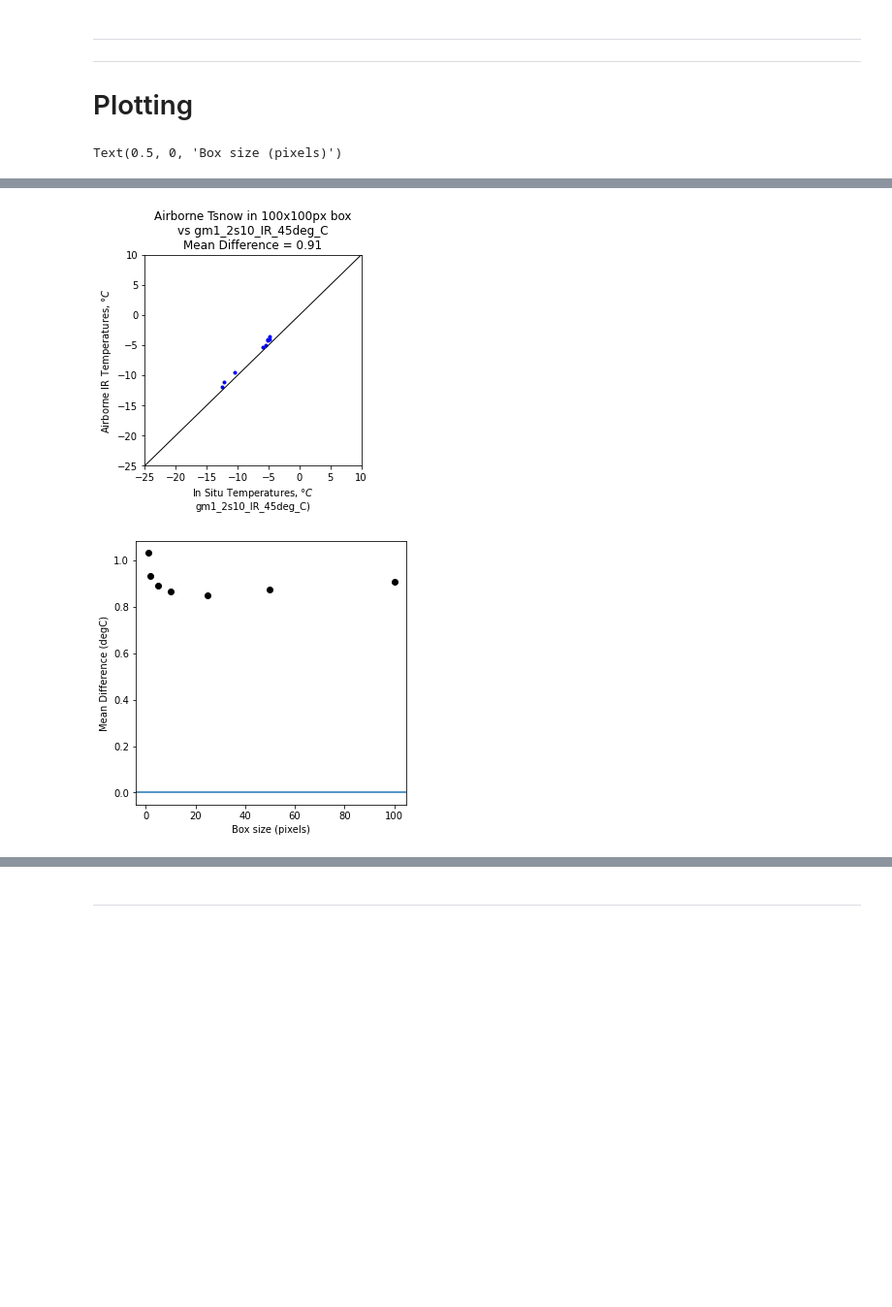
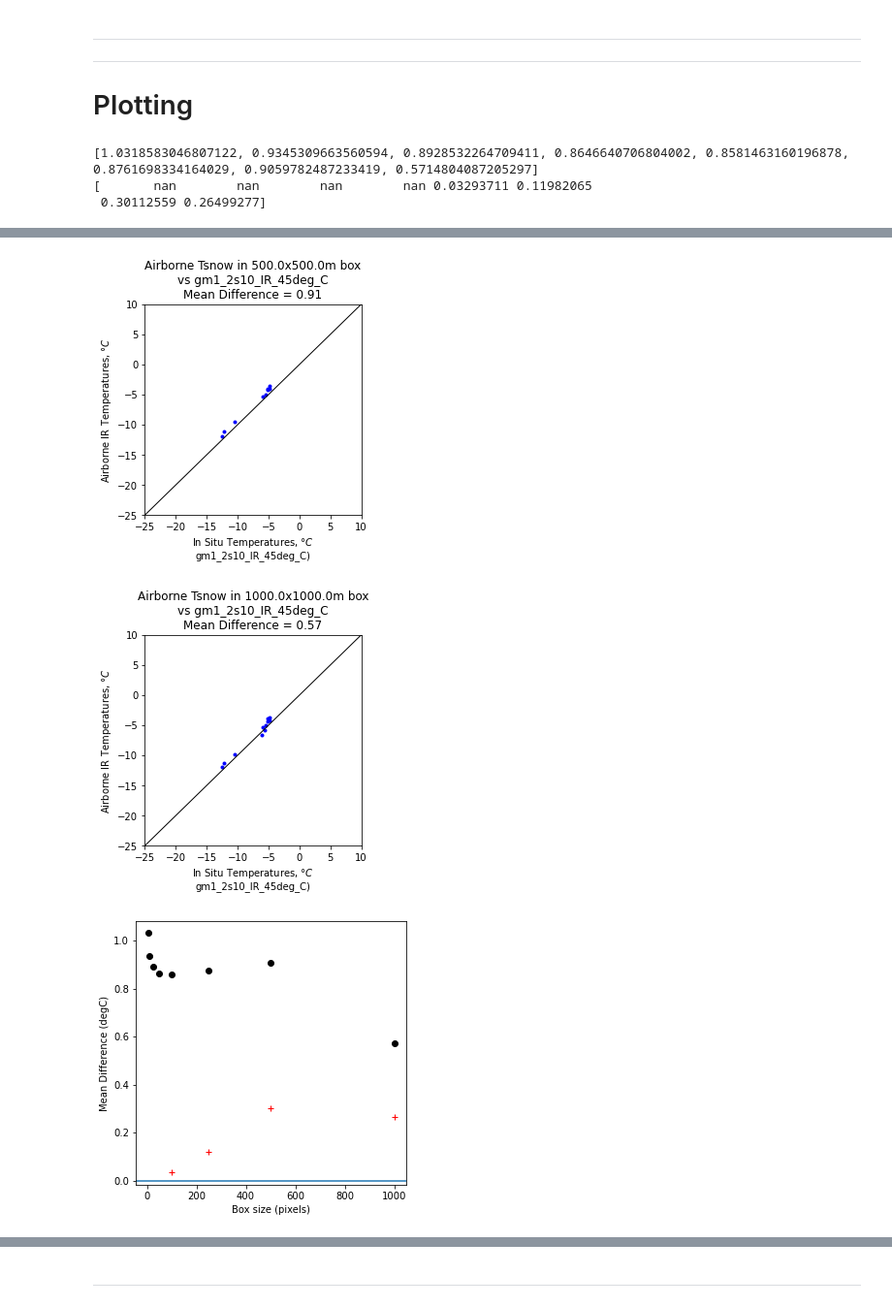
Before and after one commit to spestana/snowex2020, a Jupyter notebook: airborne_ir_feb8.ipynb, the cells around one changed output, grey strips where cells are left out. Shown at 97% size. Drawn from its saved outputs; the diff is of its cells as text; code cells hidden in the pictures; blank space fills up the shorter version.

Commit message:
Add ASTER plot, look at airplane path and radiometer

```diff
--- a/airborne_ir_feb8.ipynb
+++ b/airborne_ir_feb8.ipynb
@@ -157,3 +180,18 @@ def get_hist_peaks(data,n_peaks=2):
+# %%
+# Open ASTER image
+aster_b14_DN = xr.open_dataset(new_filepath, engine="rasterio")
+aster_b14_DN.rio.write_crs("epsg:32613", inplace=True)
+aster_b14_DN = aster_b14_DN.squeeze()
+
+#Convert DN to radiance, then radiance to brightness temperature
+# ASTER band number for conversion functions
+band_number = 14
+
+# Convert DN to Radiance
+aster_b14_rad = tir_dn2rad(aster_b14_DN, band_number)
+
+# Convert Radiance to Brightness Temperature [K]
+aster_b14_tb = tir_rad2tb(aster_b14_rad, band_number)
 # %% [markdown]
 ---
 ### Load in situ met data
@@ -288,12 +326,19 @@ for i, t in enumerate(ds.time.values):
 mean_differences = []
 
 
+aster_time = np.datetime64('2020-02-08T18:07:48')
+aster_window_start_time = pd.to_datetime(aster_time) - datetime.timedelta(minutes=plus_minus_minutes)
+aster_window_end_time = pd.to_datetime(aster_time) + datetime.timedelta(minutes=plus_minus_minutes)
+gm1_aster_time = df_merged[(df_merged.index>aster_window_start_time) & (df_merged.index<aster_window_end_time)]
+
+aster_point_temps = []
+
 # set the spatial extent for looking at the exact "point"
-n_pixels_list = [1, 2, 5, 10, 25, 50, 100]
+#n_pixels_list = [1, 2, 5, 10, 25, 50, 100, 150, 200, 250]
+point_window_list = [5/2, 10/2, 25/2, 50/2, 100/2, 250/2, 500/2, 1000/2]
 
-
-for n_pixels in n_pixels_list:
-    point_window = n_pixels*2.5 # must be >= 2.5 meters in order to capture at least one pixel
+for point_window in point_window_list:
+    #point_window = n_pixels*2.5 # must be >= 2.5 meters in order to capture at least one pixel
     x = point_window
     if target == 'mesa west':
         # mesa west tree stand area
@@ -319,9 +364,21 @@ for n_pixels in n_pixels_list:
 
             point_temps.append(point_temp_C)
 
+
+
     point_temps = np.array(point_temps)
     point_temps_removed_nans = point_temps[~np.isnan(point_temps)]
     point_temps_half_range = np.max(point_temps_removed_nans) - np.min(point_temps_removed_nans)
+
+
+    # ASTER
+    geometry = f'''{{"type": "Polygon", "coordinates": [[[{utm_xmin}, {utm_ymax}],[{utm_xmin}, {utm_ymin}],[{utm_xmax}, {utm_ymin}],[{utm_xmax}, {utm_ymax}],[{utm_xmin}, {utm_ymax}]]]}}'''
+    cropping_geometries = [geojson.loads(geometry)]
+    try:
+        shapefile_tb = aster_b14_tb.rio.clip(geometries=cropping_geometries, crs=32613)
+        aster_point_temps.append(shapefile_tb.band_data.values.mean())
+    except:
+        aster_point_temps.append(np.nan)
 
     fig, ax = plt.subplots(figsize=(4,4))
 
@@ -330,14 +387,14 @@ for n_pixels in n_pixels_list:
         ax.plot(mean_AirTC_20ft_Avg_C, np.nanmean(point_temps, axis=(1,2)), '.b')
         ax.set_xlabel('In Situ Temperatures, $\degree C$\nAirTC_20ft_Avg_C)')
         ax.set_ylabel('Airborne IR Temperatures, $\degree C$')
-        ax.set_title(f'Airborne Tsnow in {n_pixels}x{n_pixels}px box\nvs AirTC_20ft_Avg_C\nMean Difference = {np.round(mean_difference,2)}')
+        ax.set_title(f'Airborne Tsnow in {point_window*2}x{point_window*2}m box\nvs AirTC_20ft_Avg_C\nMean Difference = {np.round(mean_difference,2)}')
 
     if target == 'snow pit':
         mean_difference = np.nanmean(np.nanmean(point_temps, axis=(1,2)) - np.array(gm1_2s10_IR_45deg_C))
         ax.plot(gm1_2s10_IR_45deg_C, np.nanmean(point_temps, axis=(1,2)), '.b')
         ax.set_xlabel('In Situ Temperatures, $\degree C$\ngm1_2s10_IR_45deg_C)')
         ax.set_ylabel('Airborne IR Temperatures, $\degree C$')
-        ax.set_title(f'Airborne Tsnow in {n_pixels}x{n_pixels}px box\nvs gm1_2s10_IR_45deg_C\nMean Difference = {np.round(mean_difference,2)}')
+        ax.set_title(f'Airborne Tsnow in {point_window*2}x{point_window*2}m box\nvs gm1_2s10_IR_45deg_C\nMean Difference = {np.round(mean_difference,2)}')
 
 
     ax.plot([-25,25],[-25,25],linestyle='-', linewidth=1,color='k')
@@ -346,10 +403,19 @@ for n_pixels in n_pixels_list:
 
     mean_differences.append(mean_difference)
 
+
+aster_mean_differences = np.array(aster_point_temps) - np.ones_like(np.array(aster_point_temps))*gm1_aster_time.rad_avg.mean()
+
 fig, ax = plt.subplots(figsize=(5,5))
-ax.plot(n_pixels_list, mean_differences, 'ko')
+ax.plot(np.array(point_window_list)*2, mean_differences, 'ko')
+ax.plot(np.array(point_window_list)*2, aster_mean_differences, 'r+')
 ax.axhline(0)
 ax.set_ylabel('Mean Difference (degC)')
 ax.set_xlabel('Box size (pixels)')
+
+print(mean_differences)
+print(aster_mean_differences)
 # %% [output]
-Text(0.5, 0, 'Box size (pixels)')
+[1.0318583046807122, 0.9345309663560594, 0.8928532264709411, 0.8646640706804002, 0.8581463160196878, 0.8761698334164029, 0.9059782487233419, 0.5714804087205297]
+[       nan        nan        nan        nan 0.03293711 0.11982065
+ 0.30112559 0.26499277]
@@ -362,5 +428,6 @@ Text(0.5, 0, 'Box size (pixels)')
-[figure, old version]
+[figure, new version]
-[figure, old version]
+[figure, new version]
+[figure, added]
 # %%
 target = 'snow pit'
 # Set the spatial extent for the area to look at
```
Also changed, not shown: parts of 13 cells of this notebook, 1 other file.
